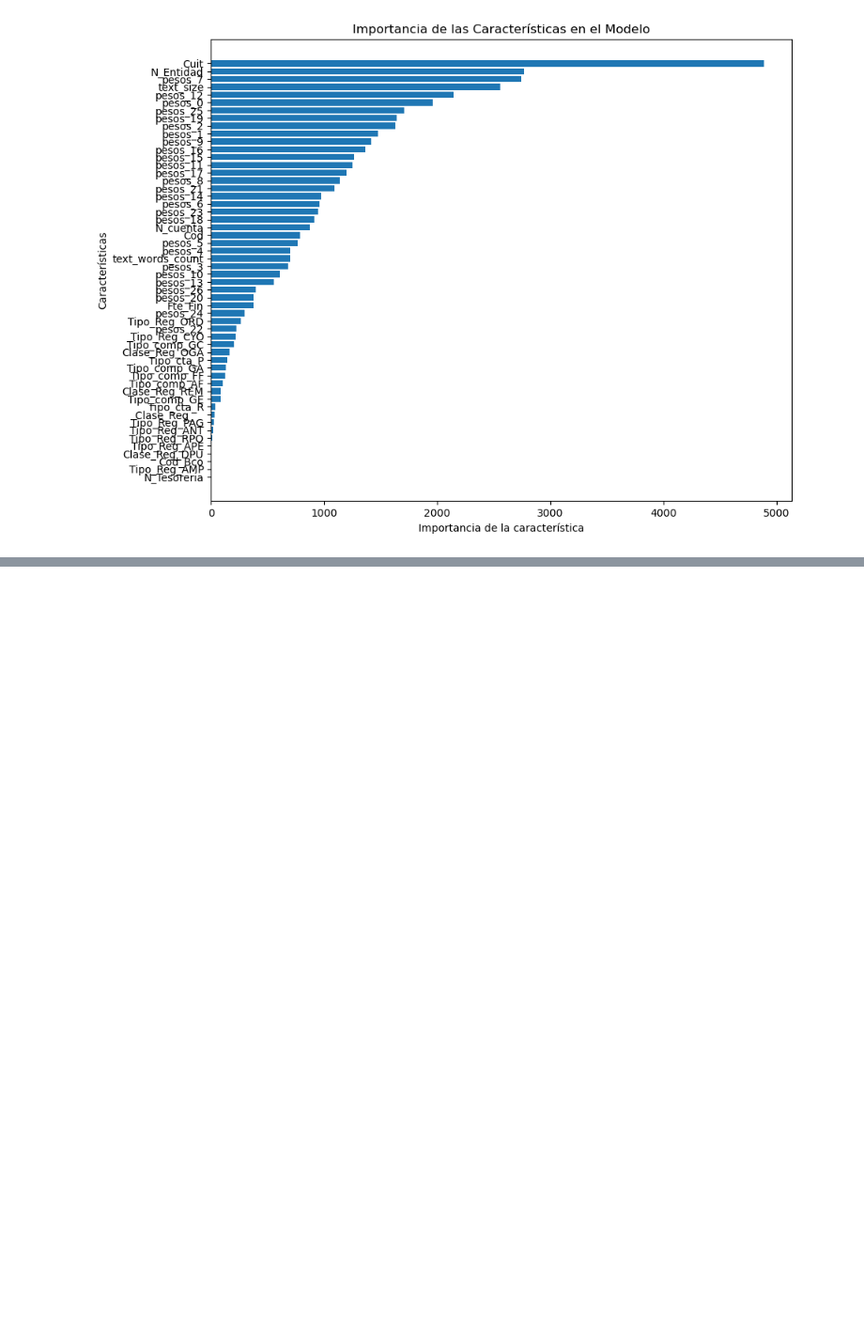
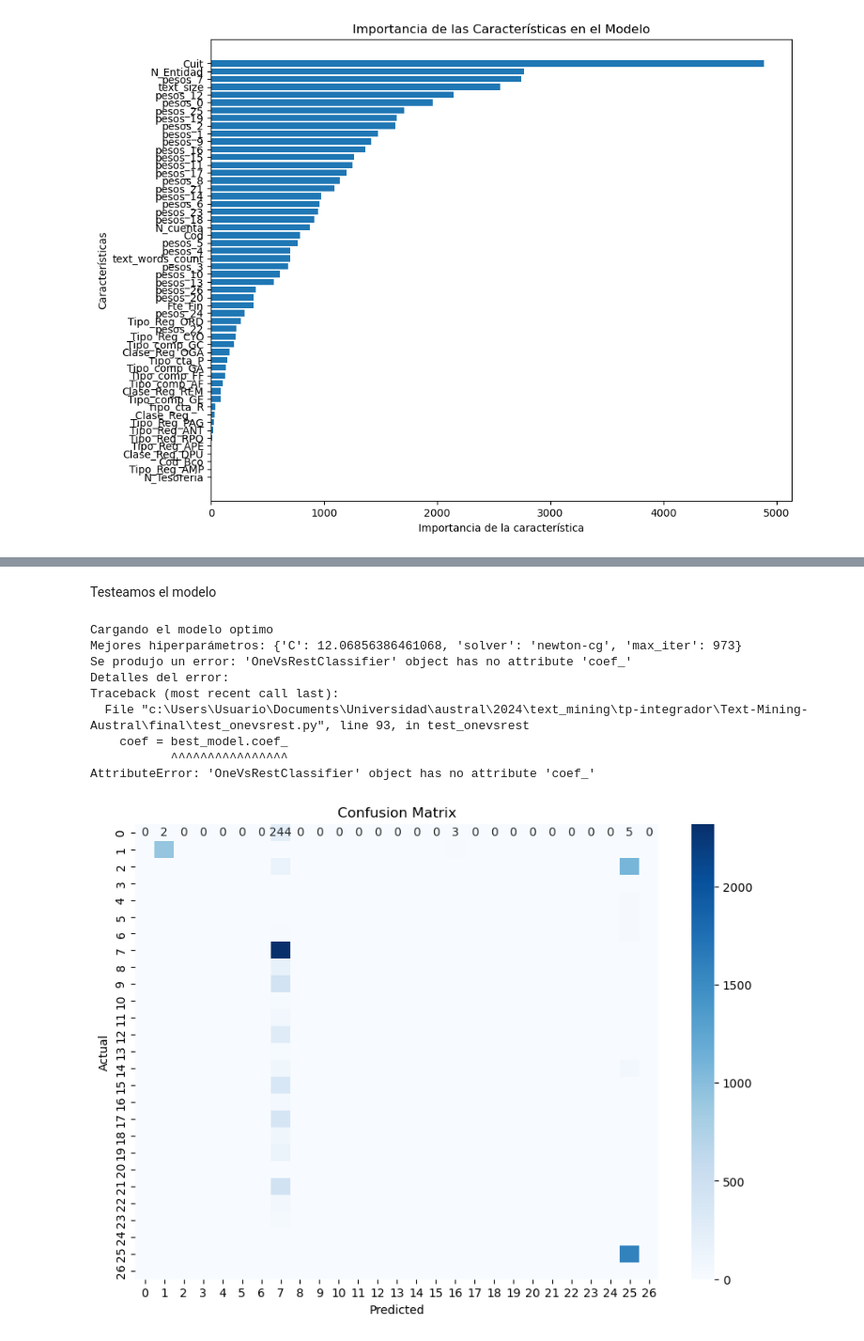
Before and after one commit to ivanjavierparra/Text-Mining-Austral, a Jupyter notebook: final/main.ipynb, the cells around one changed output, grey strips where cells are left out. Shown: that part at 94% size. Saved outputs shown, nothing was run; the diff lists cells and outputs as text; code cells hidden in the pictures; blank space fills up the shorter version.

Commit message:
model onevsrest with logistic regression

```diff
--- a/final/main.ipynb
+++ b/final/main.ipynb
@@ -74,0 +98,18 @@ train_onevsrest.model_onevsrest("../datasets/df_train_base.csv", "onevsrest_base
+# %% [markdown]
+Testeamos el modelo
+# %%
+import importlib
+study_name = "modelo_base"
+importlib.reload(test_onevsrest)
+test_onevsrest.test_onevsrest("../datasets/df_train_base.csv", study_name)
+# %% [output]
+Cargando el modelo optimo
+Mejores hiperparámetros: {'C': 12.06856386461068, 'solver': 'newton-cg', 'max_iter': 973}
+Se produjo un error: 'OneVsRestClassifier' object has no attribute 'coef_'
+Detalles del error:
+Traceback (most recent call last):
+  File "c:\Users\Usuario\Documents\Universidad\austral\2024\text_mining\tp-integrador\Text-Mining-Austral\final\test_onevsrest.py", line 93, in test_onevsrest
+    coef = best_model.coef_
+           ^^^^^^^^^^^^^^^^
+AttributeError: 'OneVsRestClassifier' object has no attribute 'coef_'
+[figure, added]
```
Also changed, not shown: parts of 9 cells of this notebook, 7 other files.
